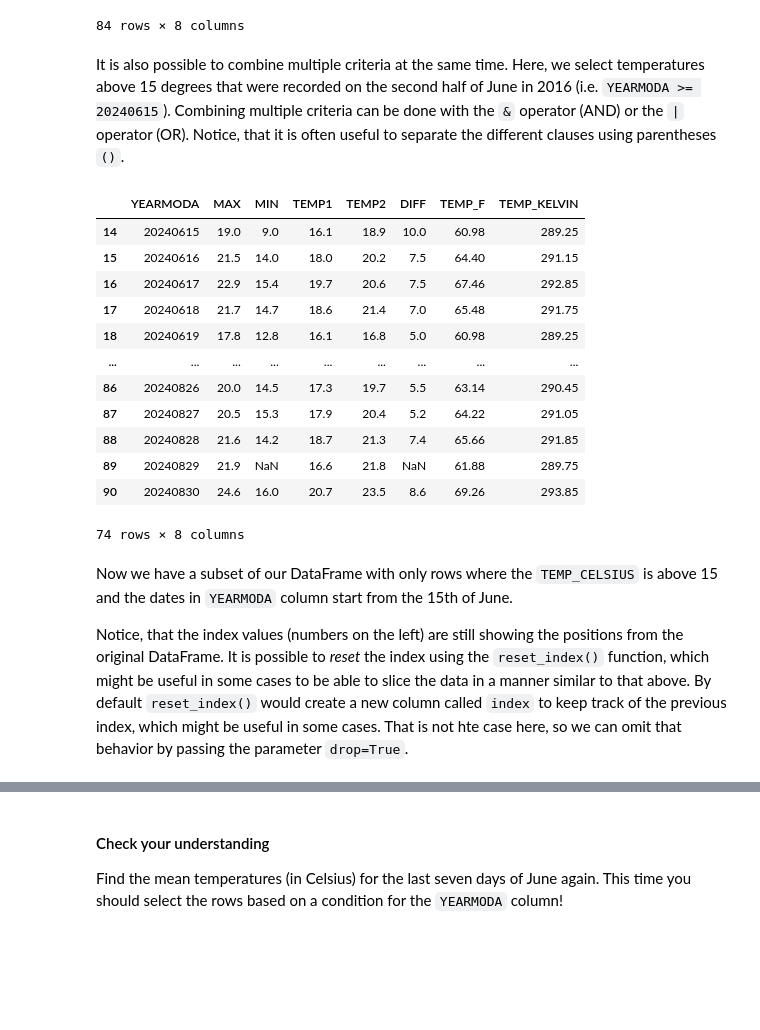
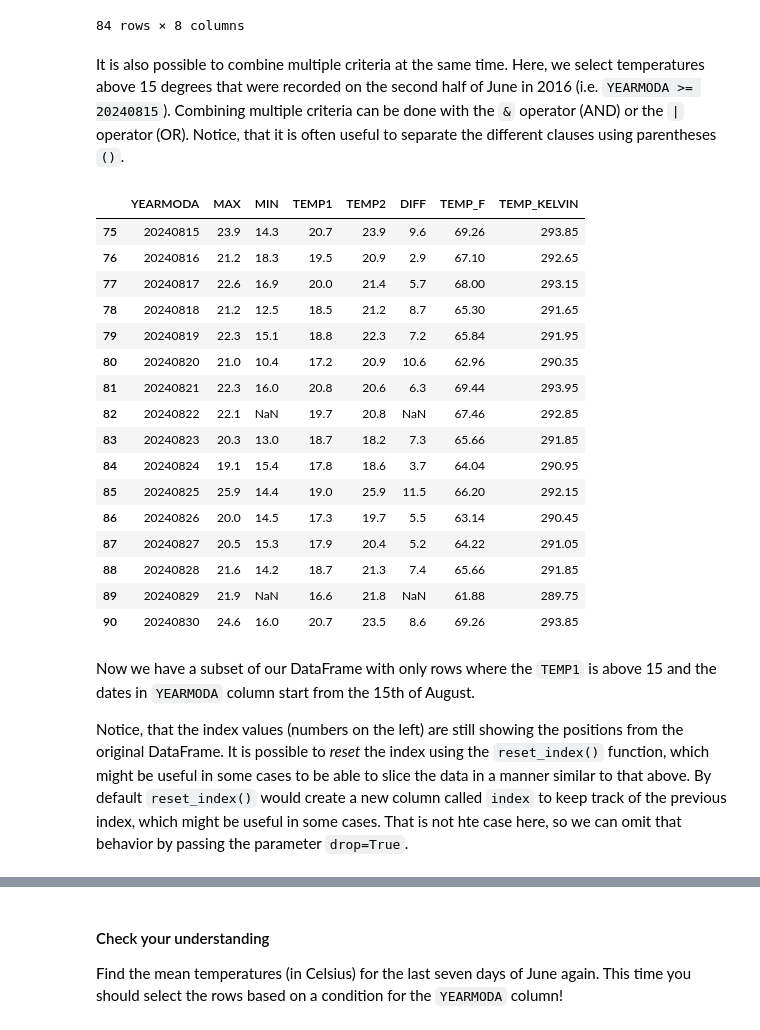
Before and after one commit to heattard/geo-python, a Jupyter notebook: source/notebooks/L5/processing-data-with-pandas.ipynb, the cells around one changed output, grey strips where cells are left out. Drawn from its saved outputs; the diff is of its cells as text; code cells hidden in the pictures; blank space fills up the shorter version.

```diff
--- a/source/notebooks/L5/processing-data-with-pandas.ipynb
+++ b/source/notebooks/L5/processing-data-with-pandas.ipynb
@@ -321,28 +321,32 @@ warm_temps
 | 90 | 20240830 | 24.6 | 16.0 | 20.7 | 23.5 | 8.6 | 69.26 | 293.85 |
 84 rows × 8 columns
 # %% [markdown]
-It is also possible to combine multiple criteria at the same time. Here, we select temperatures above 15 degrees that were recorded on the second half of June in 2016 (i.e. `YEARMODA >= 20240615`).
+It is also possible to combine multiple criteria at the same time. Here, we select temperatures above 15 degrees that were recorded on the second half of June in 2016 (i.e. `YEARMODA >= 20240815`).
 Combining multiple criteria can be done with the `&` operator (AND) or the `|` operator (OR). Notice, that it is often useful to separate the different clauses using parentheses `()`.
 # %%
-# Select rows with temp celsius higher than 15 degrees from late June 2016
-warm_temps = data.loc[(data["TEMP1"] > 15) & (data["YEARMODA"] >= 20240615)]
+# Select rows with temp celsius higher than 15 degrees from late August 2024
+warm_temps = data.loc[(data["TEMP1"] > 15) & (data["YEARMODA"] >= 20240815)]
 warm_temps
 # %% [output]
 |  | YEARMODA | MAX | MIN | TEMP1 | TEMP2 | DIFF | TEMP_F | TEMP_KELVIN |
-| 14 | 20240615 | 19.0 | 9.0 | 16.1 | 18.9 | 10.0 | 60.98 | 289.25 |
-| 15 | 20240616 | 21.5 | 14.0 | 18.0 | 20.2 | 7.5 | 64.40 | 291.15 |
-| 16 | 20240617 | 22.9 | 15.4 | 19.7 | 20.6 | 7.5 | 67.46 | 292.85 |
-| 17 | 20240618 | 21.7 | 14.7 | 18.6 | 21.4 | 7.0 | 65.48 | 291.75 |
-| 18 | 20240619 | 17.8 | 12.8 | 16.1 | 16.8 | 5.0 | 60.98 | 289.25 |
-| ... | ... | ... | ... | ... | ... | ... | ... | ... |
+| 75 | 20240815 | 23.9 | 14.3 | 20.7 | 23.9 | 9.6 | 69.26 | 293.85 |
+| 76 | 20240816 | 21.2 | 18.3 | 19.5 | 20.9 | 2.9 | 67.10 | 292.65 |
+| 77 | 20240817 | 22.6 | 16.9 | 20.0 | 21.4 | 5.7 | 68.00 | 293.15 |
+| 78 | 20240818 | 21.2 | 12.5 | 18.5 | 21.2 | 8.7 | 65.30 | 291.65 |
+| 79 | 20240819 | 22.3 | 15.1 | 18.8 | 22.3 | 7.2 | 65.84 | 291.95 |
+| 80 | 20240820 | 21.0 | 10.4 | 17.2 | 20.9 | 10.6 | 62.96 | 290.35 |
+| 81 | 20240821 | 22.3 | 16.0 | 20.8 | 20.6 | 6.3 | 69.44 | 293.95 |
+| 82 | 20240822 | 22.1 | NaN | 19.7 | 20.8 | NaN | 67.46 | 292.85 |
+| 83 | 20240823 | 20.3 | 13.0 | 18.7 | 18.2 | 7.3 | 65.66 | 291.85 |
+| 84 | 20240824 | 19.1 | 15.4 | 17.8 | 18.6 | 3.7 | 64.04 | 290.95 |
+| 85 | 20240825 | 25.9 | 14.4 | 19.0 | 25.9 | 11.5 | 66.20 | 292.15 |
 | 86 | 20240826 | 20.0 | 14.5 | 17.3 | 19.7 | 5.5 | 63.14 | 290.45 |
 | 87 | 20240827 | 20.5 | 15.3 | 17.9 | 20.4 | 5.2 | 64.22 | 291.05 |
 | 88 | 20240828 | 21.6 | 14.2 | 18.7 | 21.3 | 7.4 | 65.66 | 291.85 |
 | 89 | 20240829 | 21.9 | NaN | 16.6 | 21.8 | NaN | 61.88 | 289.75 |
 | 90 | 20240830 | 24.6 | 16.0 | 20.7 | 23.5 | 8.6 | 69.26 | 293.85 |
-74 rows × 8 columns
 # %% [markdown]
-Now we have a subset of our DataFrame with only rows where the `TEMP_CELSIUS` is above 15 and the dates in `YEARMODA` column start from the 15th of June.
+Now we have a subset of our DataFrame with only rows where the `TEMP1` is above 15 and the dates in `YEARMODA` column start from the 15th of August.
 
 Notice, that the index values (numbers on the left) are still showing the positions from the original DataFrame. It is possible to *reset* the index using the `reset_index()` function, which might be useful in some cases to be able to slice the data in a manner similar to that above. By default `reset_index()` would create a new column called `index` to keep track of the previous index, which might be useful in some cases. That is not hte case here, so we can omit that behavior by passing the parameter `drop=True`.
 # %%
```
Also changed, not shown: parts of 2 cells of this notebook.
